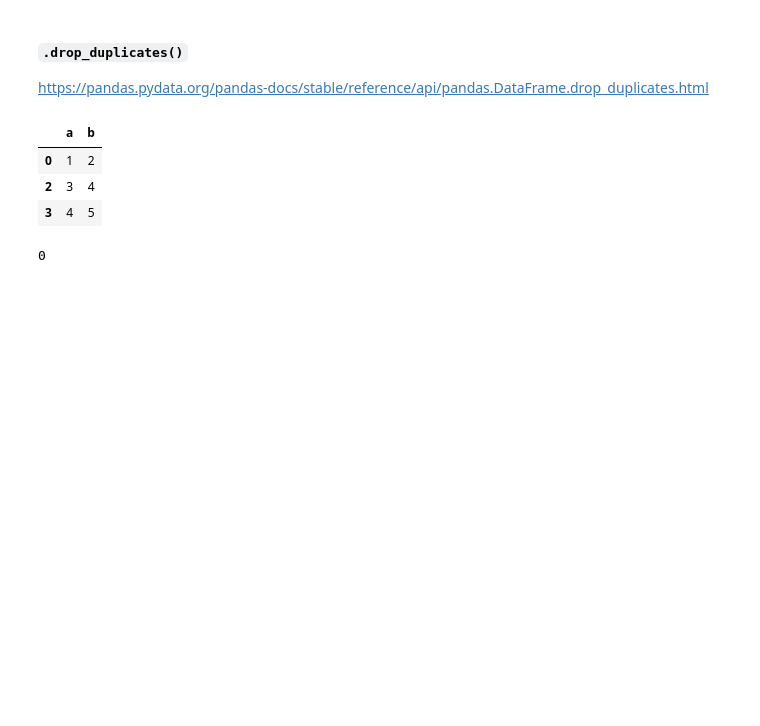
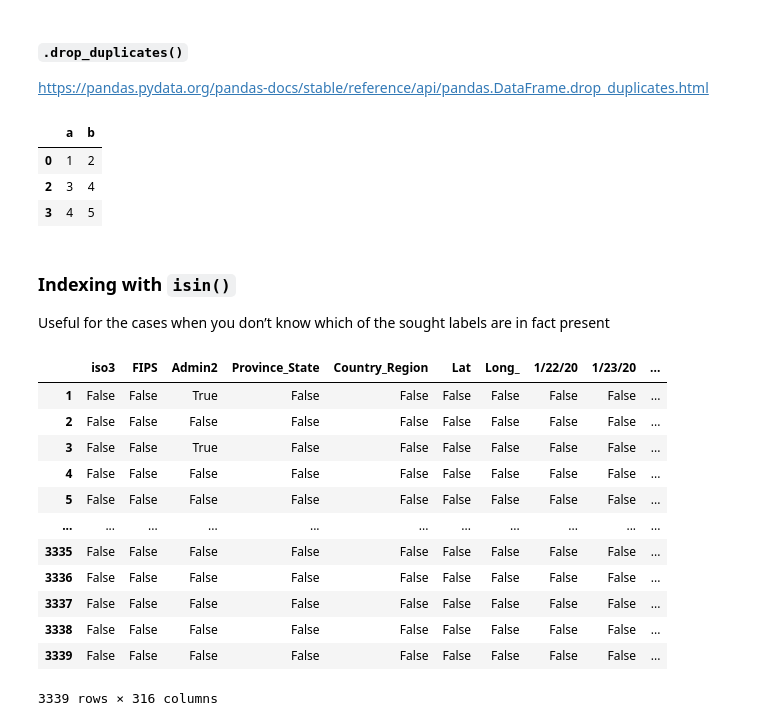
Before and after one commit to julianeberek/moinworld_da_2020-11, a Jupyter notebook: 2.Deep_dive_into_pandas.ipynb, the cells around one changed output. Saved outputs shown, nothing was run; the diff lists cells and outputs as text; code cells hidden in the pictures; blank space fills up the shorter version.

```diff
--- a/2.Deep_dive_into_pandas.ipynb
+++ b/2.Deep_dive_into_pandas.ipynb
@@ -433,7 +475,24 @@ a.drop_duplicates()
 | 0 | 1 | 2 |
 | 2 | 3 | 4 |
 | 3 | 4 | 5 |
-# %%
-df.duplicated().sum()
-# %% [output]
-0
+# %% [markdown]
+### Indexing with `isin()`
+Useful for the cases when you don’t know which of the sought labels are in fact present
+# %%
+provinces = {'Admin2': ['Berlin', 'Baldwin', 'Bibb', 'Cherokee', 'Coffee', 'Hamburg']}
+# %%
+df.isin(provinces)
+# %% [output]
+|  | iso3 | FIPS | Admin2 | Province_State | Country_Region | Lat | Long_ | 1/22/20 | 1/23/20 | ... |
+| 1 | False | False | True | False | False | False | False | False | False | ... |
+| 2 | False | False | False | False | False | False | False | False | False | ... |
+| 3 | False | False | True | False | False | False | False | False | False | ... |
+| 4 | False | False | False | False | False | False | False | False | False | ... |
+| 5 | False | False | False | False | False | False | False | False | False | ... |
+| ... | ... | ... | ... | ... | ... | ... | ... | ... | ... | ... |
+| 3335 | False | False | False | False | False | False | False | False | False | ... |
+| 3336 | False | False | False | False | False | False | False | False | False | ... |
+| 3337 | False | False | False | False | False | False | False | False | False | ... |
+| 3338 | False | False | False | False | False | False | False | False | False | ... |
+| 3339 | False | False | False | False | False | False | False | False | False | ... |
+3339 rows × 316 columns
```
Also changed, not shown: parts of 49 cells of this notebook.
